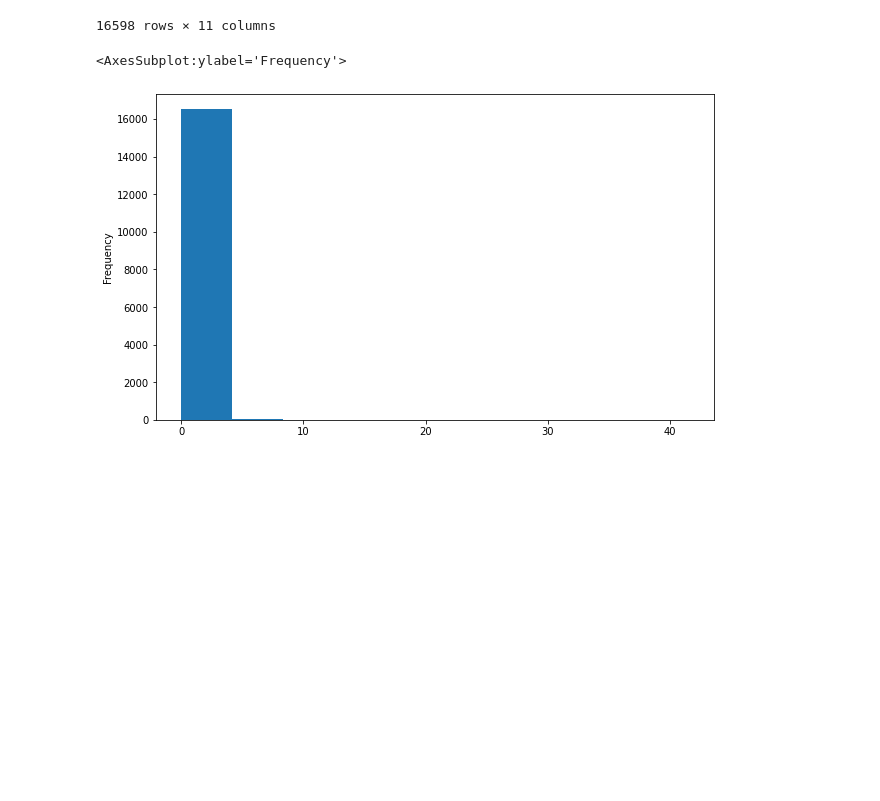
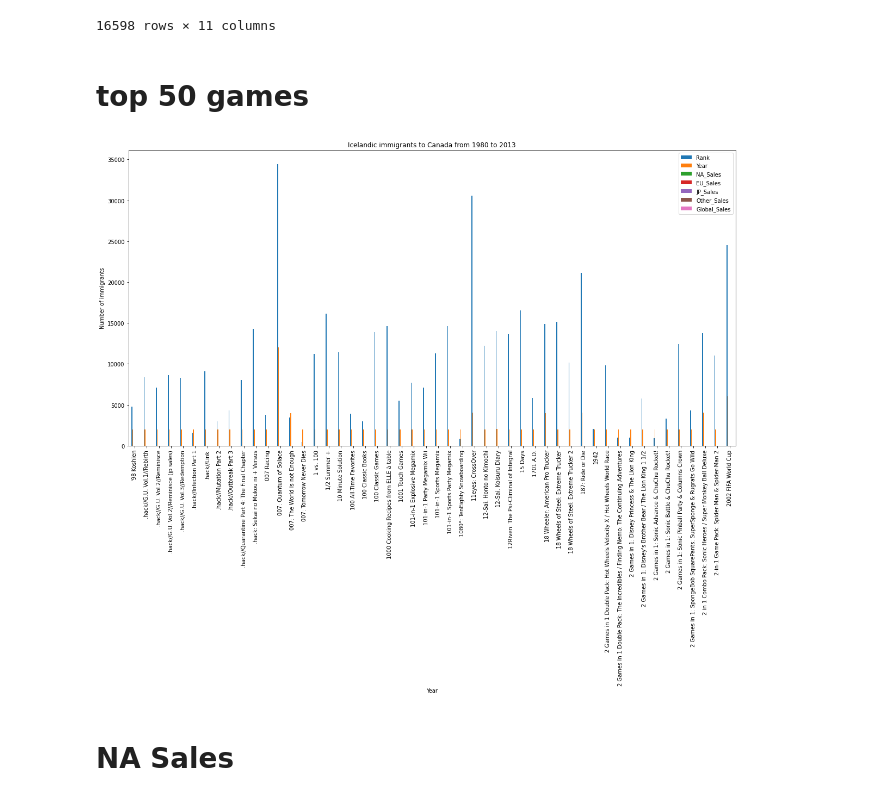
Before and after one commit to rohanojha979/Video-Game-Project, a Jupyter notebook: notebook.ipynb, the cells around one changed output. Saved outputs shown, nothing was run; the diff lists cells and outputs as text; code cells hidden in the pictures; blank space fills up the shorter version.

```diff
--- a/notebook.ipynb
+++ b/notebook.ipynb
@@ -19,4 +19,16 @@ df
 | 16596 | 16599 | Know How 2 | DS | 2010.0 | Puzzle | 7G//AMES | 0.00 | 0.01 | 0.00 | 0.00 | ... |
 | 16597 | 16600 | Spirits & Spells | GBA | 2003.0 | Platform | Wanadoo | 0.01 | 0.00 | 0.00 | 0.00 | ... |
 16598 rows × 11 columns
+# %% [markdown]
+# top 50 games
+# %%
+name = df.groupby("Name").sum()
+# %%
+top_50 = name.head(50)
+# %%
+top_50.plot(kind = "bar",figsize=(20, 10))
+# %% [output]
+[figure, added]
+# %% [markdown]
+# NA Sales
 # %%
@@ -24,5 +36,2 @@ sales = df["NA_Sales"]
 # %%
-sales.plot(kind='bar', figsize=(10, 6))
+na_sales.plot(kind='bar', figsize=(10, 6))
-# %% [output]
-<AxesSubplot:ylabel='Frequency'>
-[figure, removed]
```
Also changed, not shown: parts of 1 cell of this notebook, 7 other files.
